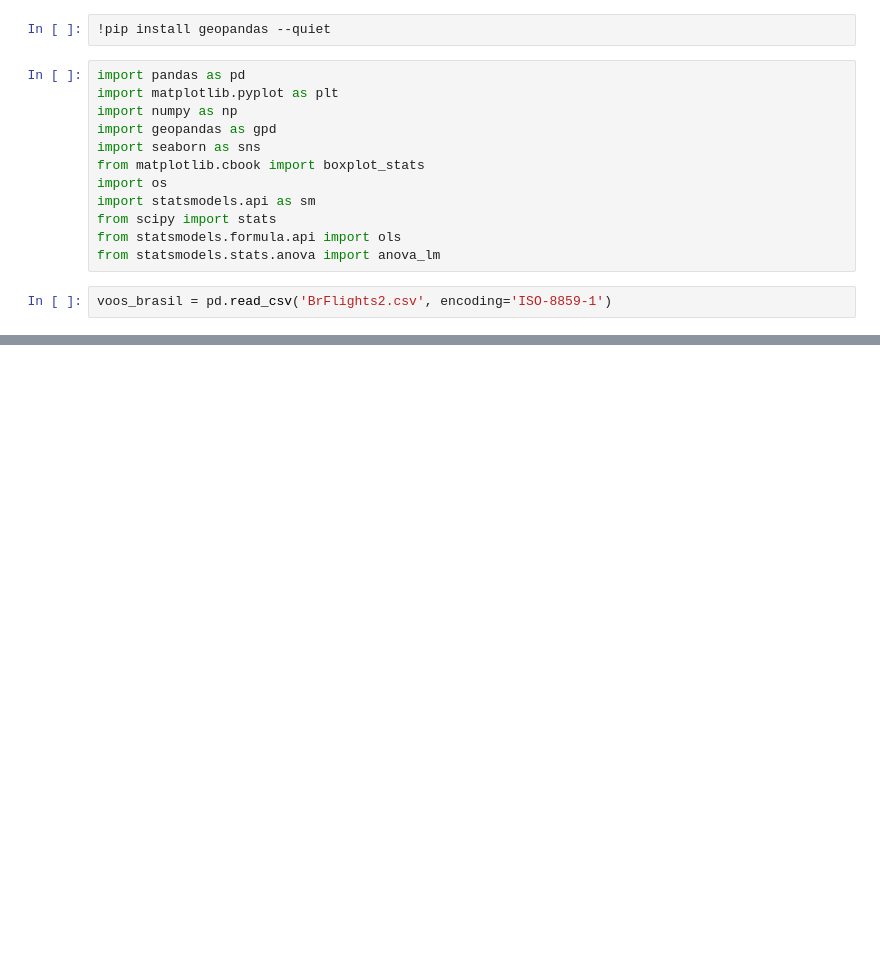
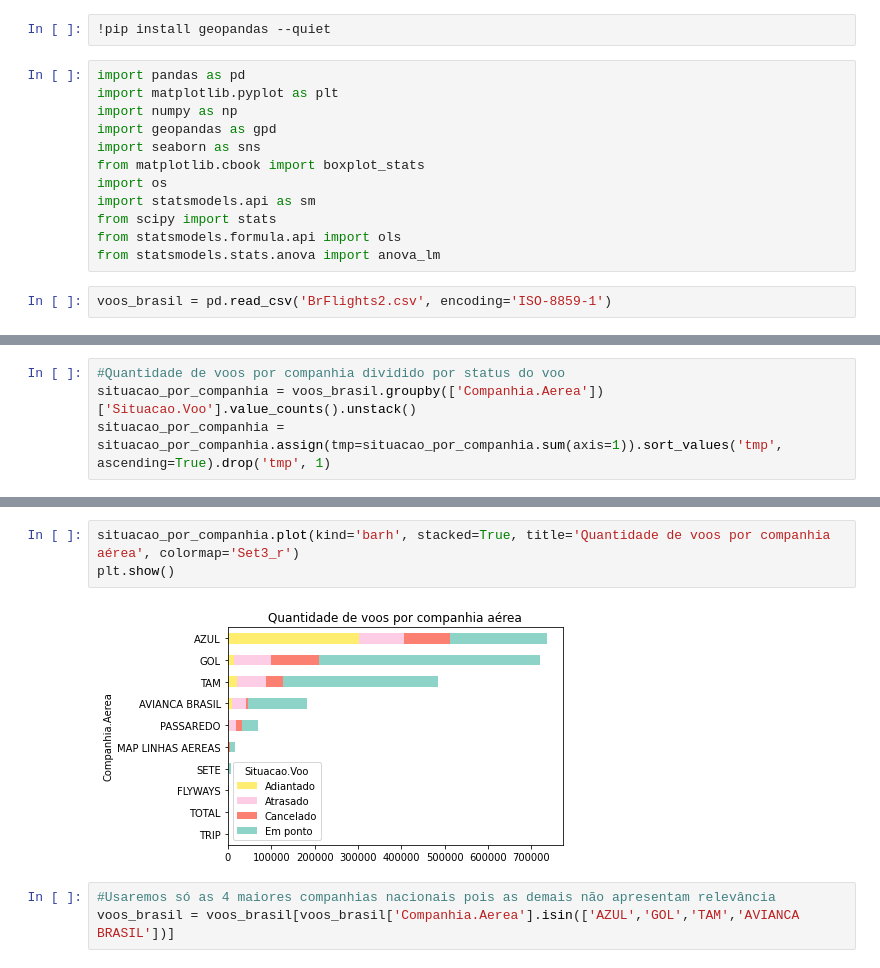
Before and after one commit to vinismachadoo/aviacao-civil-brasil, a Jupyter notebook: controle_estatistico_voos.ipynb, the cells around one changed output, grey strips where cells are left out. Saved outputs shown, nothing was run; the diff lists cells and outputs as text; blank space fills up the shorter version.

```diff
--- a/controle_estatistico_voos.ipynb
+++ b/controle_estatistico_voos.ipynb
@@ -45,0 +107,4 @@ voos_brasil = pd.read_csv('BrFlights2.csv', encoding='ISO-8859-1')
+# %%
+#Quantidade de voos por companhia dividido por status do voo
+situacao_por_companhia = voos_brasil.groupby(['Companhia.Aerea'])['Situacao.Voo'].value_counts().unstack()
+situacao_por_companhia = situacao_por_companhia.assign(tmp=situacao_por_companhia.sum(axis=1)).sort_values('tmp', ascending=True).drop('tmp', 1)
@@ -45,0 +126,8 @@ voos_brasil = pd.read_csv('BrFlights2.csv', encoding='ISO-8859-1')
+# %%
+situacao_por_companhia.plot(kind='barh', stacked=True, title='Quantidade de voos por companhia aérea', colormap='Set3_r')
+plt.show()
+# %% [output]
+[figure, added]
+# %%
+#Usaremos só as 4 maiores companhias nacionais pois as demais não apresentam relevância
+voos_brasil = voos_brasil[voos_brasil['Companhia.Aerea'].isin(['AZUL','GOL','TAM','AVIANCA BRASIL'])]
```
Also changed, not shown: parts of 28 cells of this notebook.
